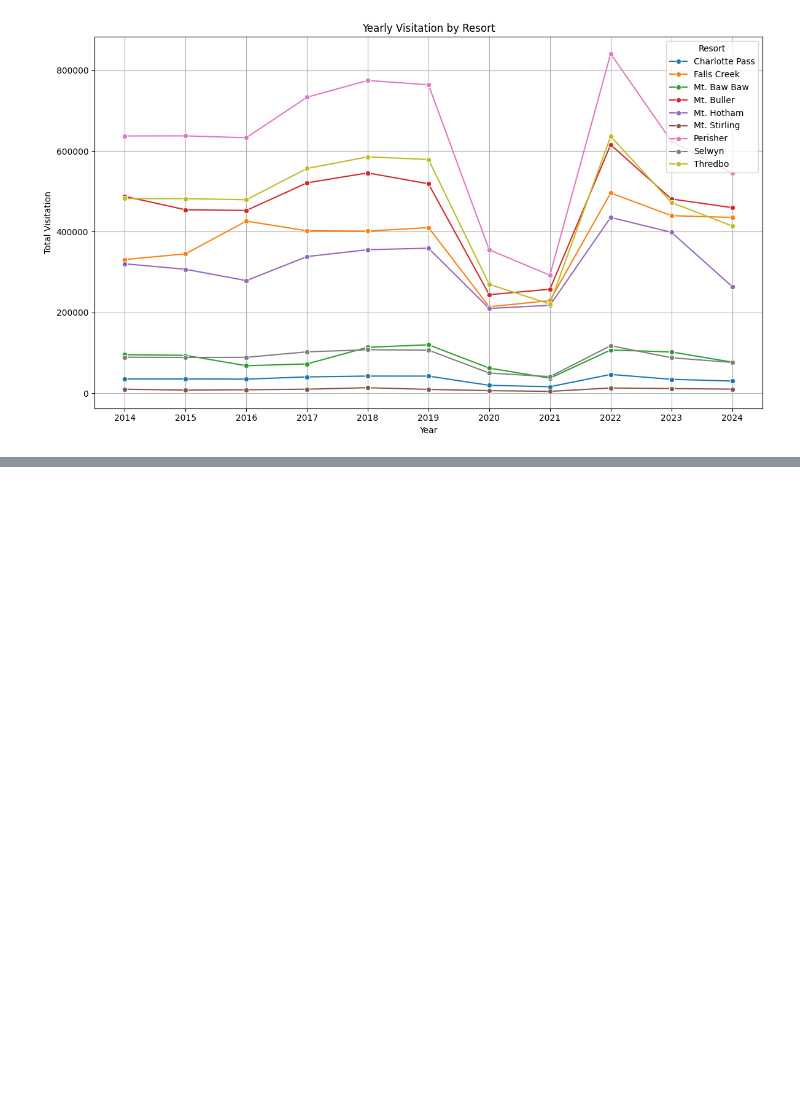
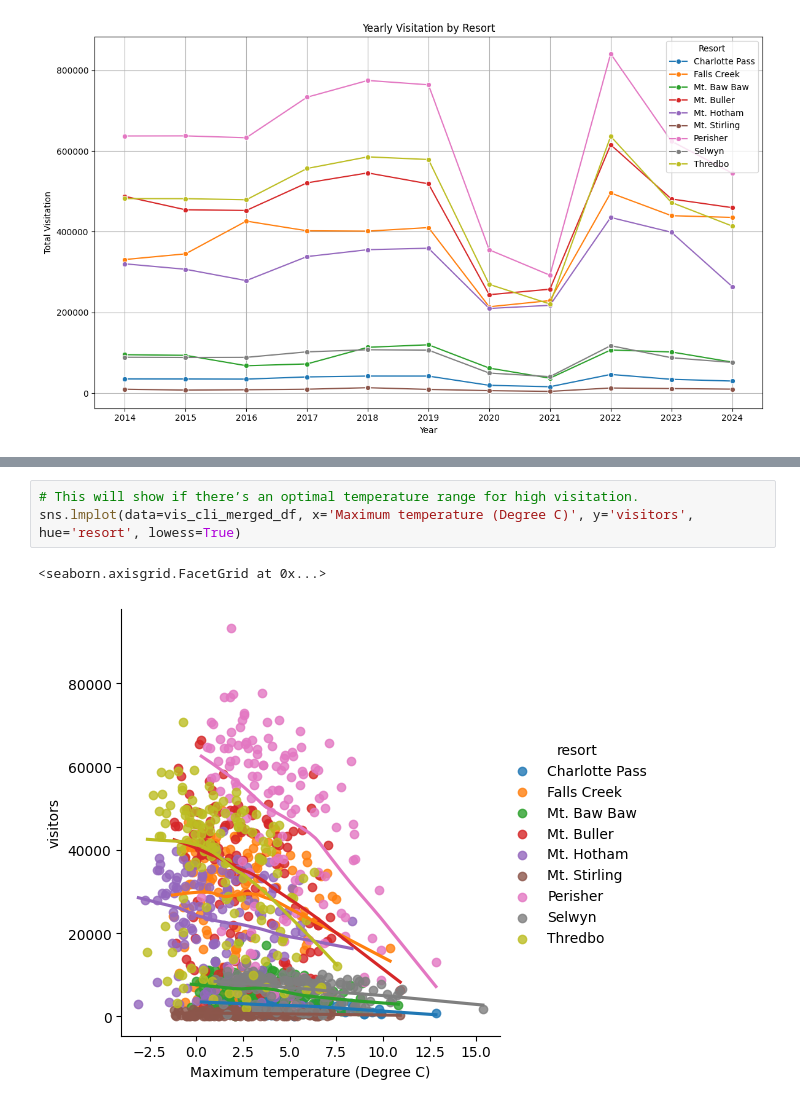
Before and after one commit to JamesGossy/imc_datathon, a Jupyter notebook: DataExploration_v2.ipynb, the cells around one changed output, grey strips where cells are left out. Saved outputs shown, nothing was run; the diff lists cells and outputs as text; blank space fills up the shorter version.

```diff
--- a/DataExploration_v2.ipynb
+++ b/DataExploration_v2.ipynb
@@ -241,0 +288,6 @@ plt.show()
+# %%
+# This will show if there’s an optimal temperature range for high visitation.
+sns.lmplot(data=vis_cli_merged_df, x='Maximum temperature (Degree C)', y='visitors', hue='resort', lowess=True)
+# %% [output]
+<seaborn.axisgrid.FacetGrid at 0x...>
+[figure, added]
```
Also changed, not shown: parts of 3 cells of this notebook, 1 other file.
